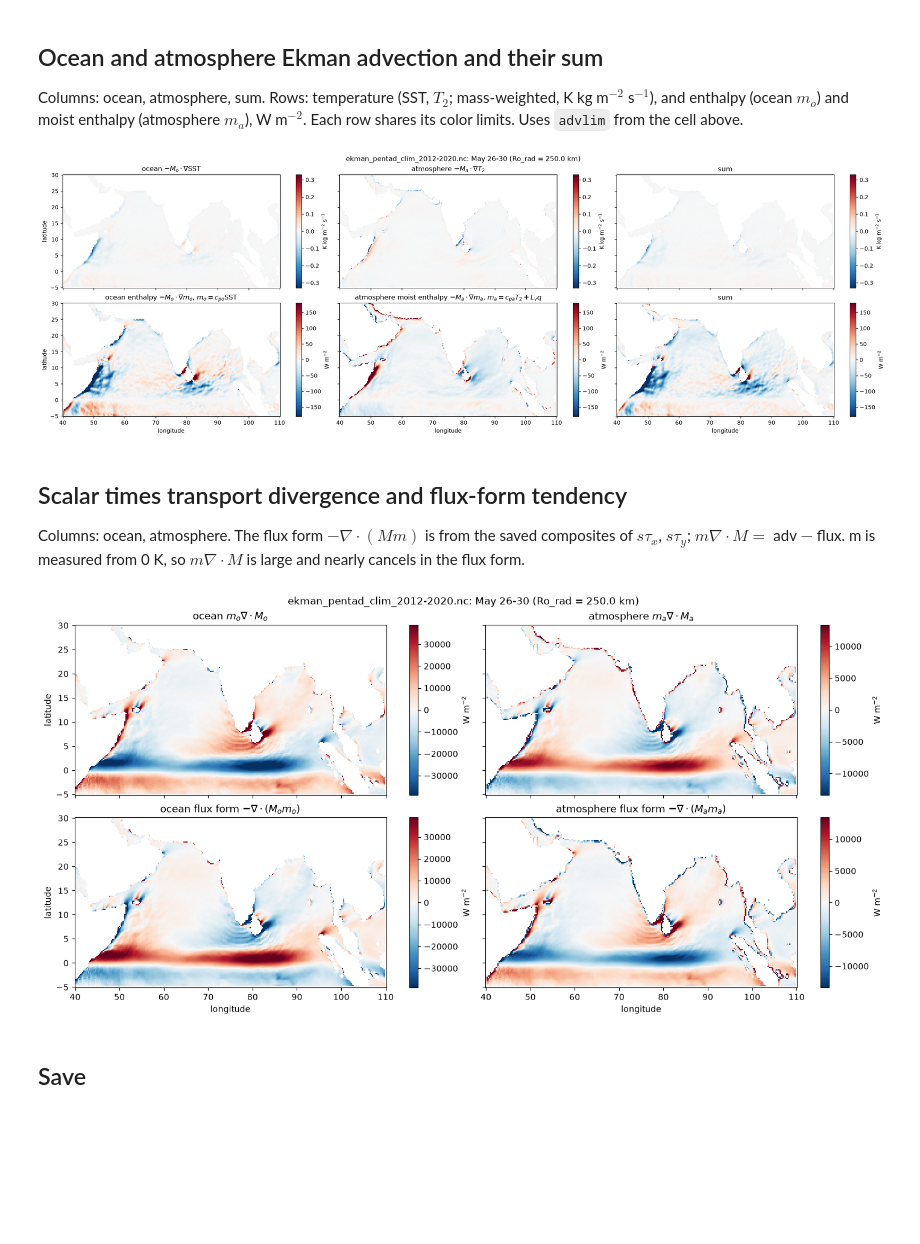
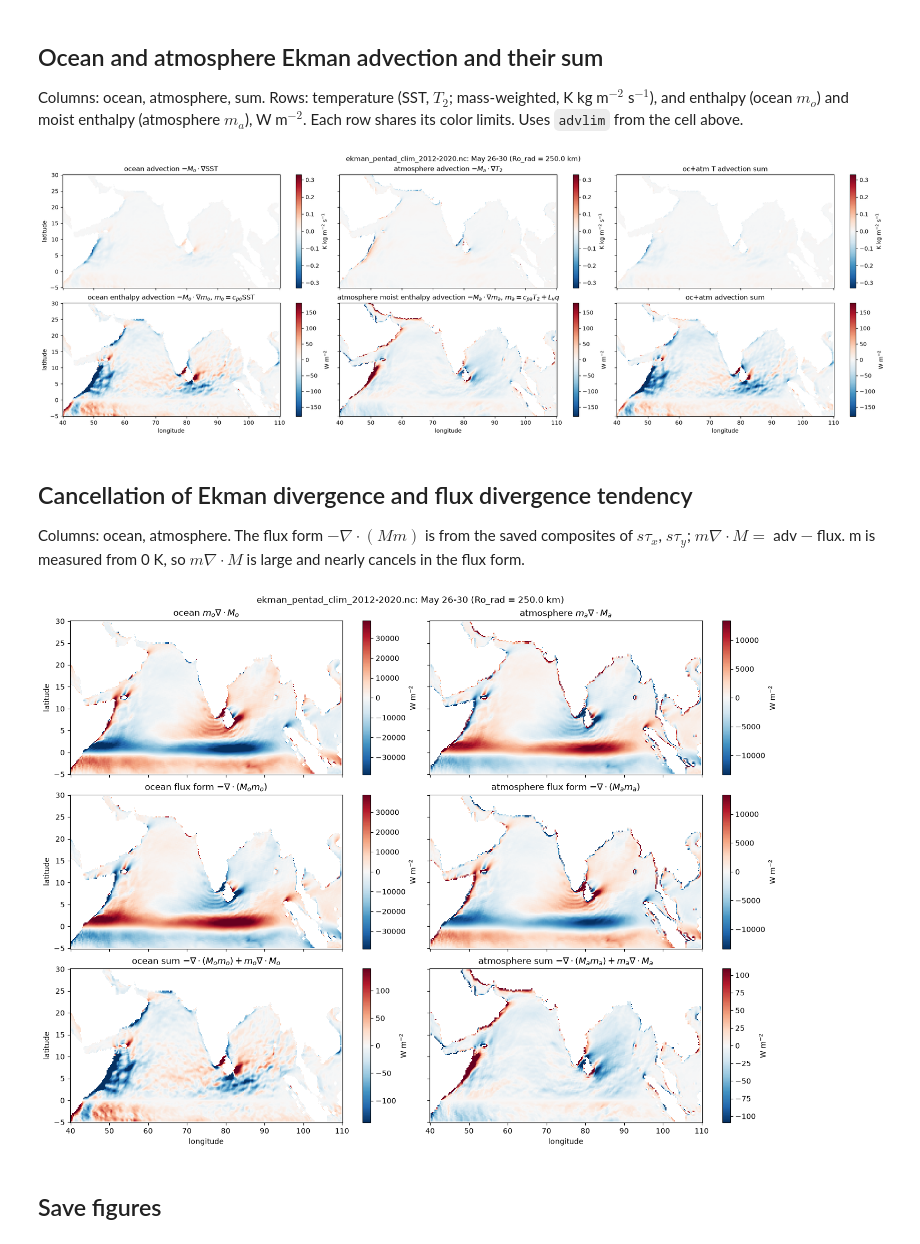
Before and after one commit to deszoeke/ekman-astz, a Jupyter notebook: plot/ekman_plots.ipynb, the cells around one changed output. Saved outputs shown, nothing was run; the diff lists cells and outputs as text; code cells hidden in the pictures; blank space fills up the shorter version.

```diff
--- a/plot/ekman_plots.ipynb
+++ b/plot/ekman_plots.ipynb
@@ -63,27 +55,29 @@ Columns: ocean, atmosphere, sum. Rows: temperature (SST, $T_2$; mass-weighted, K
 Tlim = maximum(symlim, (f.advT_o, f.advT_a)) # shared by the temperature row
 Hlim = advlim                                # W m^-2, shared by the enthalpy row
 panels_adv = [
-    panel(f.advT_o, raw"ocean $-M_o \cdot \nabla$SST", advT_units; vmin=-Tlim, vmax=Tlim),
-    panel(f.advT_a, raw"atmosphere $-M_a \cdot \nabla T_2$", advT_units; vmin=-Tlim, vmax=Tlim),
-    panel(f.advT_o .+ f.advT_a, "sum", advT_units; vmin=-Tlim, vmax=Tlim),
-    panel(f.adv_o, raw"ocean enthalpy $-M_o \cdot \nabla m_o$, $m_o = c_{po}$SST", flux_units; vmin=-Hlim, vmax=Hlim),
-    panel(f.adv_a, raw"atmosphere moist enthalpy $-M_a \cdot \nabla m_a$, $m_a = c_{pa}T_2 + L_v q$", flux_units; vmin=-Hlim, vmax=Hlim),
-    panel(f.adv_o .+ f.adv_a, "sum", flux_units; vmin=-Hlim, vmax=Hlim)]
+    panel(f.advT_o, raw"ocean advection $-M_o \cdot \nabla$SST", advT_units; vmin=-Tlim, vmax=Tlim),
+    panel(f.advT_a, raw"atmosphere advection $-M_a \cdot \nabla T_2$", advT_units; vmin=-Tlim, vmax=Tlim),
+    panel(f.advT_o .+ f.advT_a, "oc+atm T advection sum", advT_units; vmin=-Tlim, vmax=Tlim),
+    panel(f.adv_o, raw"ocean enthalpy advection $-M_o \cdot \nabla m_o$, $m_o = c_{po}$SST", flux_units; vmin=-Hlim, vmax=Hlim),
+    panel(f.adv_a, raw"atmosphere moist enthalpy advection $-M_a \cdot \nabla m_a$, $m_a = c_{pa}T_2 + L_v q$", flux_units; vmin=-Hlim, vmax=Hlim),
+    panel(f.adv_o .+ f.adv_a, "oc+atm advection sum", flux_units; vmin=-Hlim, vmax=Hlim)]
 fig_adv, axs_adv = plot_panels(f.lon, f.lat, panels_adv; ncols=3, land=f.land, suptitle=figtitle);
 # %% [output]
-[figure, old version]
+[figure, new version]
 # %% [markdown]
-## Scalar times transport divergence and flux-form tendency
+## Cancellation of Ekman divergence and flux divergence tendency
 Columns: ocean, atmosphere. The flux form $-\nabla\cdot(M m)$ is from the saved composites of $s\tau_x$, $s\tau_y$; $m \nabla\cdot M = $ adv $-$ flux. m is measured from 0 K, so $m \nabla\cdot M$ is large and nearly cancels in the flux form.
 # %%
 panels3 = [
     panel(f.sdiv_o, raw"ocean $m_o \nabla \cdot M_o$", flux_units),
     panel(f.sdiv_a, raw"atmosphere $m_a \nabla \cdot M_a$", flux_units),
     panel(f.flux_o, raw"ocean flux form $-\nabla \cdot (M_o m_o)$", flux_units),
-    panel(f.flux_a, raw"atmosphere flux form $-\nabla \cdot (M_a m_a)$", flux_units)]
+    panel(f.flux_a, raw"atmosphere flux form $-\nabla \cdot (M_a m_a)$", flux_units),
+    panel(f.flux_o.+f.sdiv_o, raw"ocean sum $-\nabla \cdot (M_o m_o) + m_o \nabla \cdot M_o$", flux_units),
+    panel(f.flux_a.+f.sdiv_a, raw"atmosphere sum $-\nabla \cdot (M_a m_a) + m_a \nabla \cdot M_a$", flux_units)]
 fig3, axs3 = plot_panels(f.lon, f.lat, panels3; land=f.land, suptitle=figtitle);
 # %% [output]
-[figure, old version]
+[figure, new version]
 # %% [markdown]
-## Save
+## Save figures
 # %%
```
Also changed, not shown: parts of 5 cells of this notebook.
